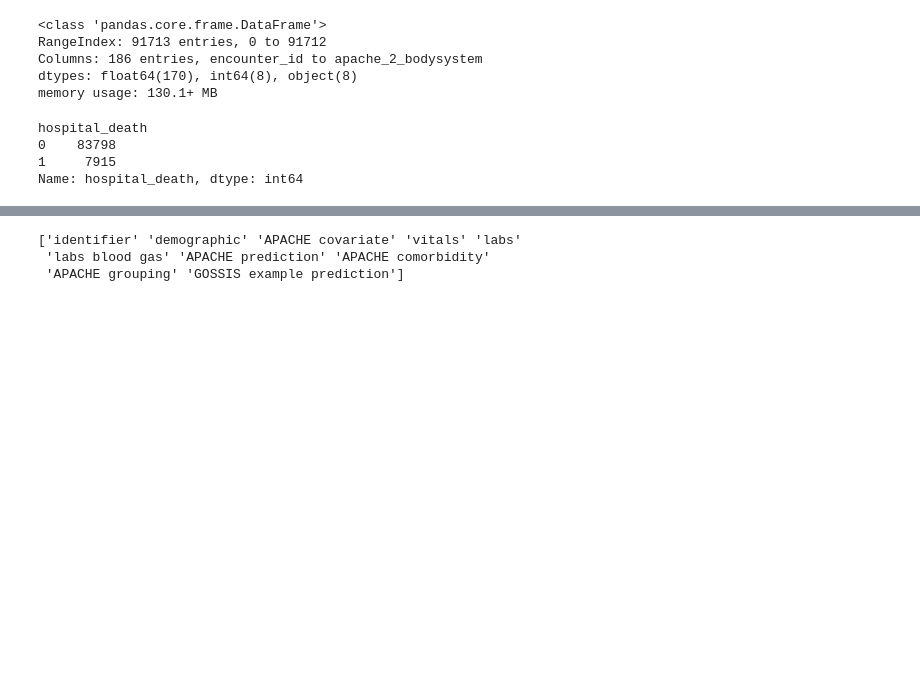
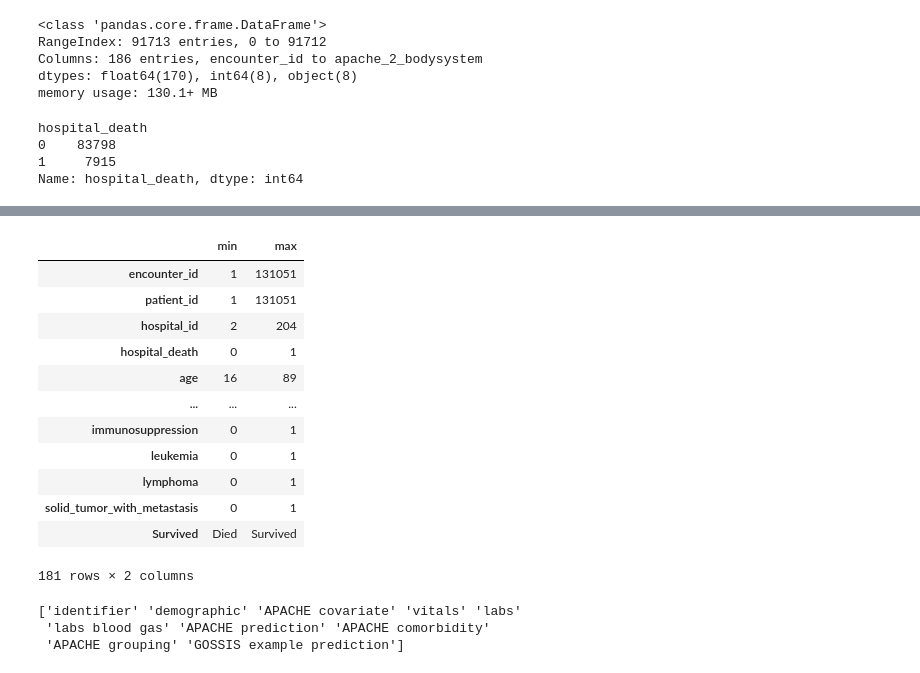
Before and after one commit to mrose10/ICU-Mortality-Prediction_Women-in-Data, a Jupyter notebook: notebooks/Load Data and EDA.ipynb, the cells around one changed output, grey strips where cells are left out. Saved outputs shown, nothing was run; the diff lists cells and outputs as text; code cells hidden in the pictures; blank space fills up the shorter version.

```diff
--- a/notebooks/Load Data and EDA.ipynb
+++ b/notebooks/Load Data and EDA.ipynb
@@ -46,3 +83,19 @@ df['Survived'] = df['hospital_death'].map(lgd)
+# %%
+df.agg([min,max]).T
+# %% [output]
+|  | min | max |
+| encounter_id | 1 | 131051 |
+| patient_id | 1 | 131051 |
+| hospital_id | 2 | 204 |
+| hospital_death | 0 | 1 |
+| age | 16 | 89 |
+| ... | ... | ... |
+| immunosuppression | 0 | 1 |
+| leukemia | 0 | 1 |
+| lymphoma | 0 | 1 |
+| solid_tumor_with_metastasis | 0 | 1 |
+| Survived | Died | Survived |
+181 rows × 2 columns
 # %%
 categories = pd.read_csv(os.path.join(filepath,'WiDS Datathon 2020 Dictionary.csv'))
 print(categories['Category'].unique())
```
Also changed, not shown: parts of 2 cells of this notebook.
